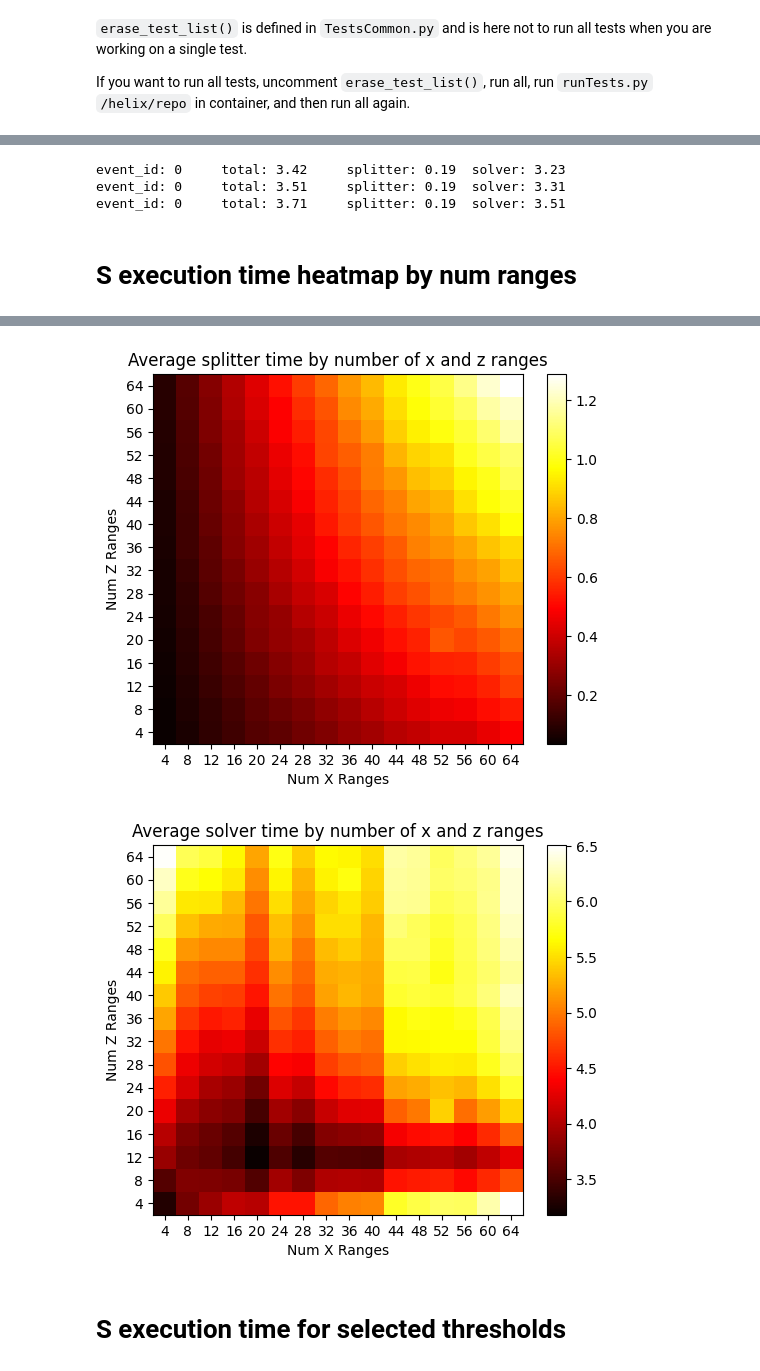
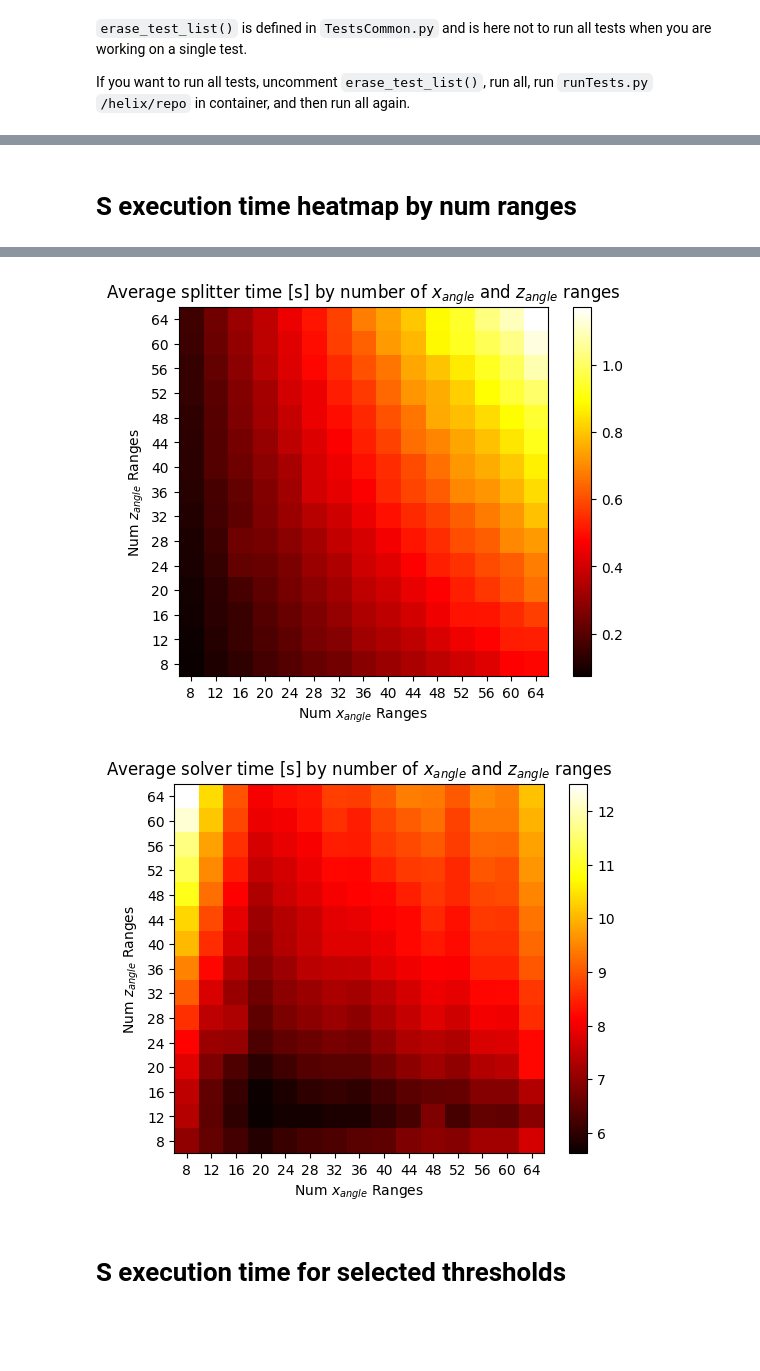
Before and after one commit to tboldagh/helix-solver, a Jupyter notebook: application/experimental/CpuHelixSolverTests/PerformanceTestsNotebook.ipynb, the cells around one changed output, grey strips where cells are left out. Cells and saved outputs as stored; diff of their text form; code cells hidden in the pictures; blank space fills up the shorter version.

```diff
--- a/application/experimental/CpuHelixSolverTests/PerformanceTestsNotebook.ipynb
+++ b/application/experimental/CpuHelixSolverTests/PerformanceTestsNotebook.ipynb
@@ -41,15 +41,15 @@ generic_test_params.maxAbsXy = 1100.0
 generic_test_params.maxAbsZ = 3100.0
 generic_test_params.minZAngle = 0.0
 generic_test_params.maxZAngle = 2 * math.pi
-generic_test_params.minXAngle = math.pi * 10 / 128
-generic_test_params.maxXAngle = math.pi * 118 / 128
-generic_test_params.poleRegionAngle = math.pi * 10 / 128
+generic_test_params.minXAngle = math.pi * 5 / 256
+generic_test_params.maxXAngle = math.pi * 251 / 256
+generic_test_params.poleRegionAngle = math.pi * 5 / 256
 generic_test_params.interactionRegionMin = -200.0
 generic_test_params.interactionRegionMax = 200.0
 generic_test_params.zAngleMargin = math.pi / 32
-generic_test_params.xAngleMargin = math.pi / 256
+generic_test_params.xAngleMargin = math.pi / 128
 generic_test_params.numZRanges = 32
-generic_test_params.numXRanges = 24
+generic_test_params.numXRanges = 48
 generic_test_params.filterOutCenterR = 140.0
 generic_test_params.filterOutCenterZ = 550.0
 generic_test_params.hitsThresholds = [7 for _ in range(generic_test_params.numXRanges)]
@@ -97,12 +85,3 @@ add_test_to_list(base_dir + "/performance_tests/spacepoints_single_event_perform
-# %%
-performances = Performance.read_from_csv(base_dir_relative + "/performance_tests/spacepoints_single_event_performance/results.csv")
-
-for performance in performances:
-    print(f"event_id: {performance.event_id}\ttotal: {(performance.total / 1e9):.2f}\tsplitter: {(performance.splitter / 1e9):.2f}\tsolver: {(performance.solver / 1e9):.2f}")
-# %% [output]
-event_id: 0     total: 3.42     splitter: 0.19  solver: 3.23
-event_id: 0     total: 3.51     splitter: 0.19  solver: 3.31
-event_id: 0     total: 3.71     splitter: 0.19  solver: 3.51
 # %% [markdown]
 # S execution time heatmap by num ranges
 # %%
@@ -114,14 +93,14 @@ test_params.numRuns = 1
 test_params.testType = "SpacepointsSingleEventPerformance"
 test_params.outputResultsFile = base_dir + "/performance_tests/s_execution_by_num_ranges/results.csv"
 
-num_x_rangess = [i for i in range(4, 65, 4)]
-num_z_rangess = [i for i in range(4, 65, 4)]
+num_x_rangess = [i for i in range(8, 65, 4)]
+num_z_rangess = [i for i in range(8, 65, 4)]
 for num_x_ranges in num_x_rangess:
     for num_z_ranges in num_z_rangess:
         test_params.numXRanges = num_x_ranges
         test_params.numZRanges = num_z_ranges
-        test_params.hitsThresholds = [6 for _ in range(test_params.numXRanges)]
-        test_params.linesCrossingsThresholds = [3 for _ in range(test_params.numXRanges)]
+        test_params.hitsThresholds = [7 for _ in range(test_params.numXRanges)]
+        test_params.linesCrossingsThresholds = [4 for _ in range(test_params.numXRanges)]
         test_params.outputResultsFile = base_dir + f"/performance_tests/s_execution_by_num_ranges/results_x{num_x_ranges}_z{num_z_ranges}.csv"
         write_config(test_params, base_dir_relative + "/performance_tests/s_execution_by_num_ranges", base_dir_relative + f"/performance_tests/s_execution_by_num_ranges/config_x{num_x_ranges}_z{num_z_ranges}.json")
         add_test_to_list(base_dir + f"/performance_tests/s_execution_by_num_ranges/config_x{num_x_ranges}_z{num_z_ranges}.json")
@@ -145,7 +124,7 @@ for num_x_ranges in num_x_rangess:
         average_splitter_by_num_ranges[(num_x_ranges, num_z_ranges)] = sum_splitter / len(performances_by_num_ranges[(num_x_ranges, num_z_ranges)]) / 1e9
         average_solver_by_num_ranges[(num_x_ranges, num_z_ranges)] = sum_solver / len(performances_by_num_ranges[(num_x_ranges, num_z_ranges)]) / 1e9
 
-draw_heat_map(average_total_by_num_ranges, num_x_rangess, num_z_rangess, "Average total time by number of x and z ranges", "Num X Ranges", "Num Z Ranges")
-draw_heat_map(average_splitter_by_num_ranges, num_x_rangess, num_z_rangess, "Average splitter time by number of x and z ranges", "Num X Ranges", "Num Z Ranges")
-draw_heat_map(average_solver_by_num_ranges, num_x_rangess, num_z_rangess, "Average solver time by number of x and z ranges", "Num X Ranges", "Num Z Ranges")
+draw_heat_map(average_total_by_num_ranges, num_x_rangess, num_z_rangess, "Average total time [s] by number of $x_{angle}$ and $z_{angle}$ ranges", "Num $x_{angle}$ Ranges", "Num $z_{angle}$ Ranges")
+draw_heat_map(average_splitter_by_num_ranges, num_x_rangess, num_z_rangess, "Average splitter time [s] by number of $x_{angle}$ and $z_{angle}$ ranges", "Num $x_{angle}$ Ranges", "Num $z_{angle}$ Ranges")
+draw_heat_map(average_solver_by_num_ranges, num_x_rangess, num_z_rangess, "Average solver time [s] by number of $x_{angle}$ and $z_{angle}$ ranges", "Num $x_{angle}$ Ranges", "Num $z_{angle}$ Ranges")
 # %% [output]
@@ -153,5 +132,5 @@ draw_heat_map(average_solver_by_num_ranges, num_x_rangess, num_z_rangess, "Avera
-[figure, old version]
+[figure, new version]
-[figure, old version]
+[figure, new version]
 # %% [markdown]
 # S execution time for selected thresholds
 # %%
```
Also changed, not shown: parts of 13 cells of this notebook, 7 other files.
